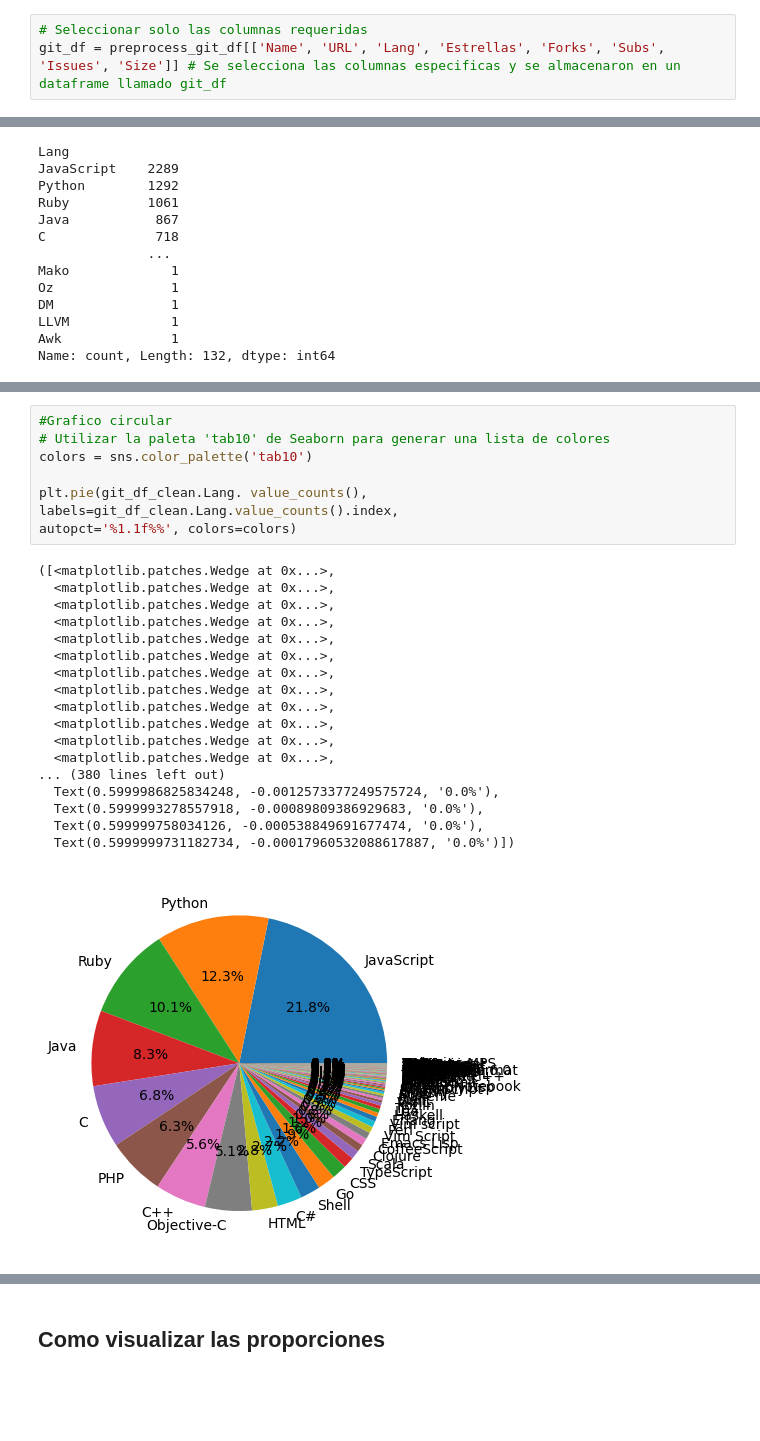
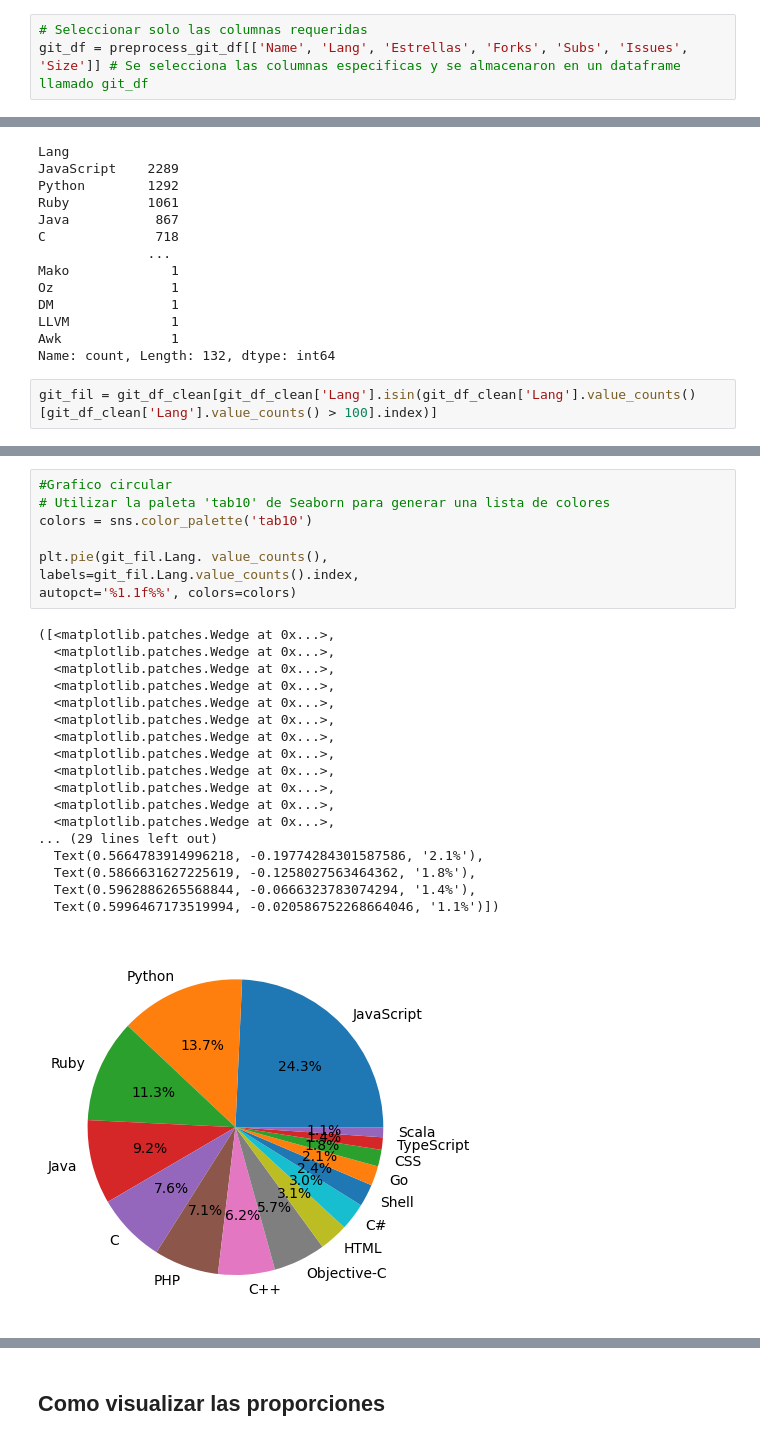
Before and after one commit to Yimi-17/jupyter_data_process, a Jupyter notebook: JyperterBooks/notebooks_proyect/notebook_principal.ipynb, the cells around one changed output, grey strips where cells are left out. Drawn from its saved outputs; the diff is of its cells as text; blank space fills up the shorter version.

```diff
--- a/JyperterBooks/notebooks_proyect/notebook_principal.ipynb
+++ b/JyperterBooks/notebooks_proyect/notebook_principal.ipynb
@@ -88,7 +88,7 @@ dtype: object
 #df_git
 # %%
 # Seleccionar solo las columnas requeridas
-git_df = preprocess_git_df[['Name', 'URL', 'Lang', 'Estrellas', 'Forks', 'Subs', 'Issues', 'Size']] # Se selecciona las columnas especificas y se almacenaron en un dataframe llamado git_df
+git_df = preprocess_git_df[['Name', 'Lang', 'Estrellas', 'Forks', 'Subs', 'Issues', 'Size']] # Se selecciona las columnas especificas y se almacenaron en un dataframe llamado git_df
 # %%
 git_df #Para imprimir los valores del nuevo dataframe
 # %% [output]
@@ -323,3 +352,5 @@ DM               1
 LLVM             1
 Awk              1
 Name: count, Length: 132, dtype: int64
+# %%
+git_fil = git_df_clean[git_df_clean['Lang'].isin(git_df_clean['Lang'].value_counts()[git_df_clean['Lang'].value_counts() > 100].index)]
@@ -363,28 +462,28 @@ Passing `palette` without assigning `hue` is deprecated and will be removed in v
 # %%
 #Grafico circular
 # Utilizar la paleta 'tab10' de Seaborn para generar una lista de colores
 colors = sns.color_palette('tab10')
 
-plt.pie(git_df_clean.Lang. value_counts(),
-labels=git_df_clean.Lang.value_counts().index,
+plt.pie(git_fil.Lang. value_counts(),
+labels=git_fil.Lang.value_counts().index,
 autopct='%1.1f%%', colors=colors)
 # %% [output]
 ([<matplotlib.patches.Wedge at 0x...>,
   <matplotlib.patches.Wedge at 0x...>,
   <matplotlib.patches.Wedge at 0x...>,
   <matplotlib.patches.Wedge at 0x...>,
   <matplotlib.patches.Wedge at 0x...>,
   <matplotlib.patches.Wedge at 0x...>,
   <matplotlib.patches.Wedge at 0x...>,
   <matplotlib.patches.Wedge at 0x...>,
   <matplotlib.patches.Wedge at 0x...>,
   <matplotlib.patches.Wedge at 0x...>,
   <matplotlib.patches.Wedge at 0x...>,
   <matplotlib.patches.Wedge at 0x...>,
-... (380 lines left out)
-  Text(0.5999986825834248, -0.0012573377249575724, '0.0%'),
-  Text(0.5999993278557918, -0.00089809386929683, '0.0%'),
-  Text(0.599999758034126, -0.000538849691677474, '0.0%'),
-  Text(0.5999999731182734, -0.00017960532088617887, '0.0%')])
+... (29 lines left out)
+  Text(0.5664783914996218, -0.19774284301587586, '2.1%'),
+  Text(0.5866631627225619, -0.1258027563464362, '1.8%'),
+  Text(0.5962886265568844, -0.0666323783074294, '1.4%'),
+  Text(0.5996467173519994, -0.020586752268664046, '1.1%')])
-[figure, old version]
+[figure, new version]
 # %%
```
Also changed, not shown: parts of 63 cells of this notebook, 4 other files.
